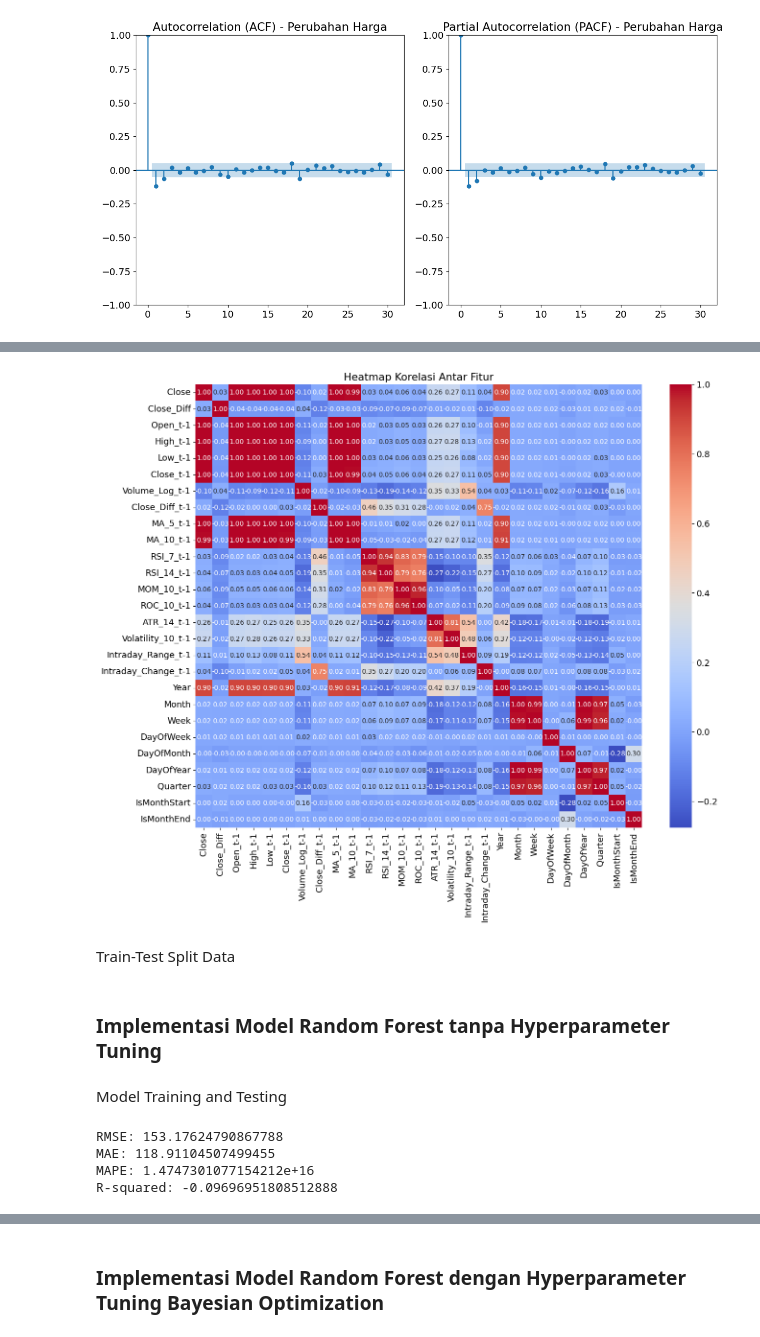
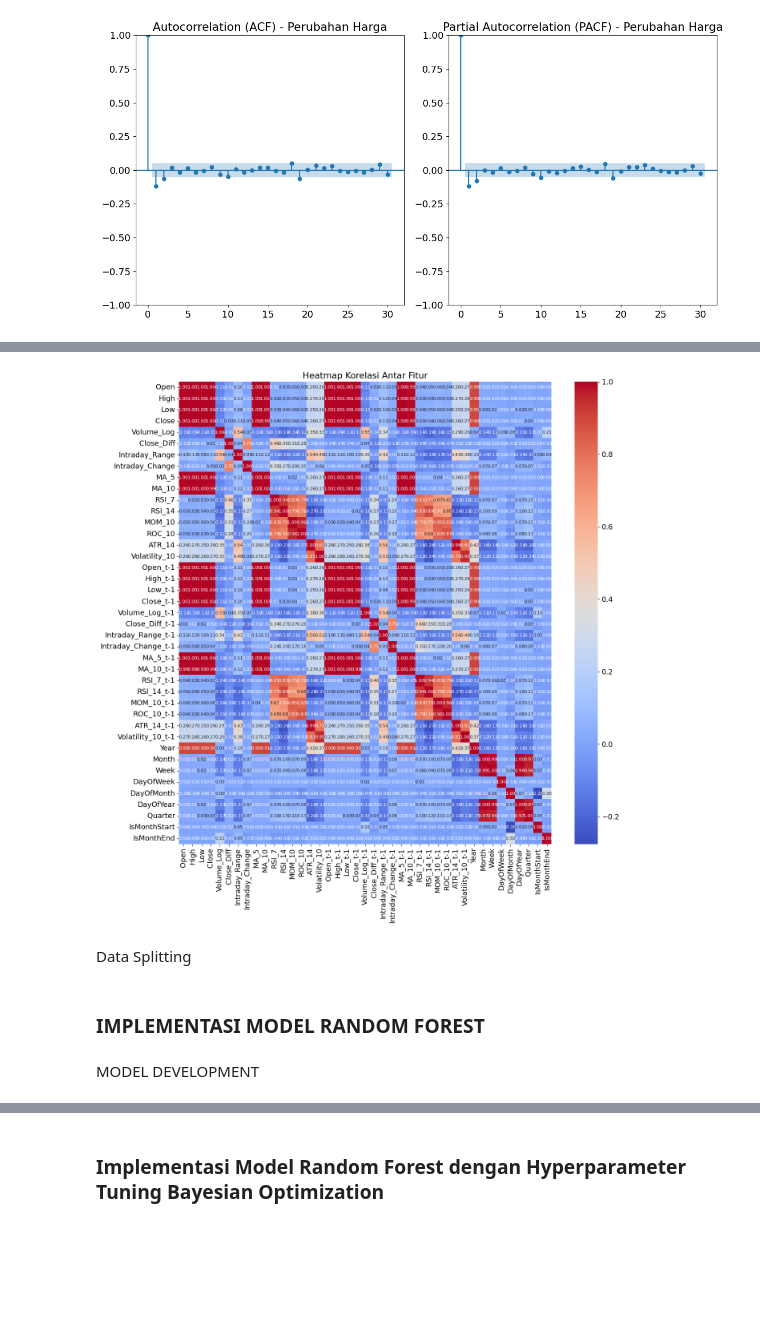
Before and after one commit to MartinoSimatupang/Skripsi-Martino-Simatupang, a Jupyter notebook: Model Random Forest-Bayesian Optimization.ipynb, the cells around one changed output, grey strips where cells are left out. Drawn from its saved outputs; the diff is of its cells as text; code cells hidden in the pictures; blank space fills up the shorter version.

```diff
--- a/Model Random Forest-Bayesian Optimization.ipynb
+++ b/Model Random Forest-Bayesian Optimization.ipynb
@@ -303,3 +302,6 @@ plt.tight_layout()
 plt.show()
 # %% [output]
 [figure]
+# %%
+data_olahan = data.drop('Volume', axis = 1)
+data.head(10)
@@ -380,0 +410,4 @@ Exploratory Data Analysis (EDA)
+# %%
+data_keseluruhan = pd.concat([data_olahan, df_fitur], axis=1)
+data_keseluruhan.dropna(inplace=True)
+data_keseluruhan.head(5)
@@ -419,13 +480,13 @@ array([[<Axes: title={'center': 'Close'}>,
 # %%
 # Membuat Correlation Matrix dari Setiap Variabel
-plt.figure(figsize=(15, 12))
+plt.figure(figsize=(15, 15))
 correlation_matrix = data_keseluruhan.corr()
-sns.heatmap(correlation_matrix, annot=True, fmt='.2f', cmap='coolwarm', annot_kws={"size": 10})
+sns.heatmap(correlation_matrix, annot=True, fmt='.2f', cmap='coolwarm', annot_kws={"size": 8})
 plt.title('Heatmap Korelasi Antar Fitur')
 plt.show()
 # %% [output]
-[figure, old version]
+[figure, new version]
 # %% [markdown]
-Train-Test Split Data
+Data Splitting
 # %%
 # Melakukan Features Selection, memilih variabel sebagai input dan output
@@ -442,9 +518,9 @@ y_train = y.iloc[:train_size]
 X_test = X.iloc[train_size:]
 y_test = y.iloc[train_size:]
 # %% [markdown]
-### Implementasi Model Random Forest tanpa Hyperparameter Tuning
+### IMPLEMENTASI MODEL RANDOM FOREST
 # %% [markdown]
-Model Training and Testing
+MODEL DEVELOPMENT
 # %%
 # Inisiasi Model Random Forest
 rf = RandomForestRegressor(random_state=42,
@@ -455,22 +531,6 @@ rf.fit(X_train, y_train)
 
 # Model Random Forest melakuakan peramalan berdasarkan Data Uji
 y_pred = rf.predict(X_test)
-
-# Melihat akurasi model Random Forest tanpa Hyperparameter Tuning
-rmse = root_mean_squared_error(y_test, y_pred)
-mae = mean_absolute_error(y_test, y_pred)
-mape = mean_absolute_percentage_error(y_test, y_pred)
-r_squared = r2_score(y_test, y_pred)
-
-print('RMSE:', rmse)
-print('MAE:', mae)
-print('MAPE:', mape)
-print('R-squared:', r_squared)
-# %% [output]
-RMSE: 153.17624790867788
-MAE: 118.91104507499455
-MAPE: 1.4747301077154212e+16
-R-squared: -0.09696951808512888
 # %%
 # Plotting hasil peramalan model Random Forest tanpa Hyperparameter Tuning
 plt.figure(figsize=(12, 8))
```
Also changed, not shown: parts of 31 cells of this notebook, 1 other file.
